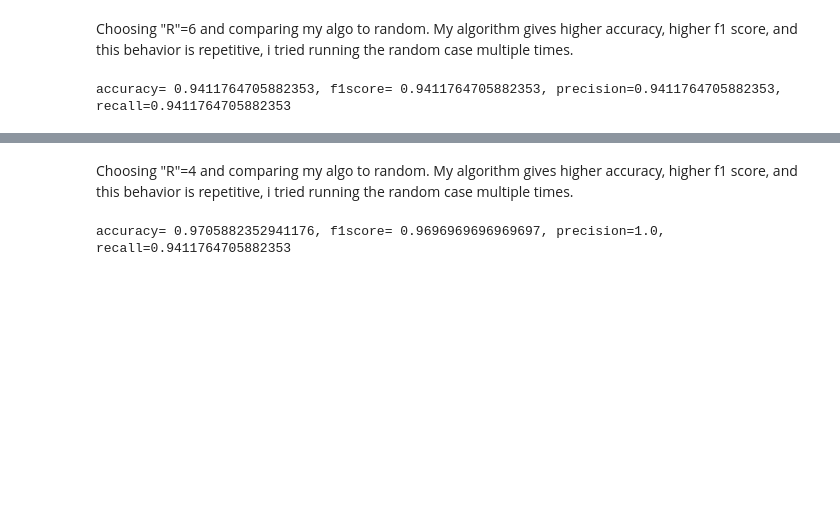
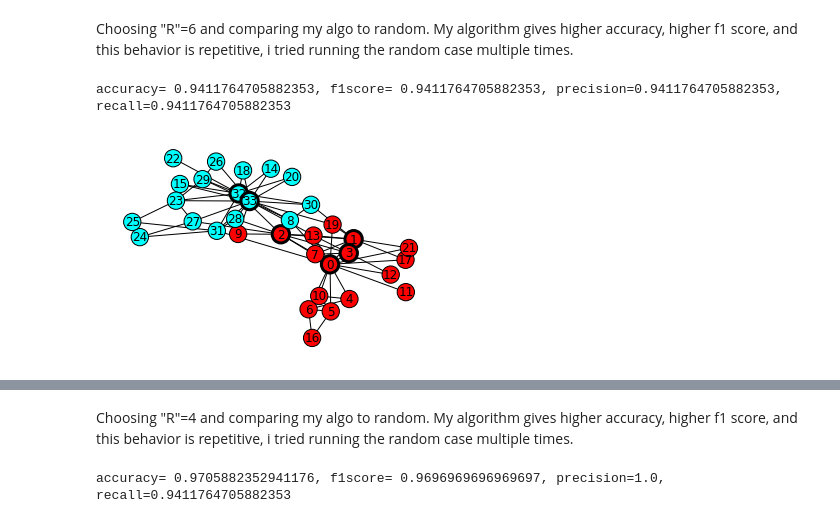
Before and after one commit to avisinghal6/Label-Propagation-in-Graph, a Jupyter notebook: Label_Propagation_Q2.ipynb, the cells around one changed output, grey strips where cells are left out. Drawn from its saved outputs; the diff is of its cells as text; code cells hidden in the pictures; blank space fills up the shorter version.

Commit message:
Added plot of graphs

```diff
--- a/Label_Propagation_Q2.ipynb
+++ b/Label_Propagation_Q2.ipynb
@@ -108,15 +109,41 @@ def label_propagation(G, labels, n_iter=200):
         i = i + 1
 
     return pred
+# %%
+def print_graph(G,labels):
+  colors = []
+  widths = []
+
+  for v in G.nodes():
+      if pred[v] == 1:
+          colors.append('red')
+      else:
+          colors.append('cyan')
+
+      if v in labels:
+          widths.append(3.)
+      else:
+          widths.append(1.)
+
+  nodes = nx.draw_networkx_nodes(G, pos=pos, node_color=colors, linewidths=widths)
+  nodes.set_edgecolor('black')
+  lb = nx.draw_networkx_labels(G, pos)
+  nx.draw_networkx_edges(G, pos, edgelist=G.edges(), style='solid')
+  plt.box(False)
+  plt.savefig('label-prop-output.png', dpi=150, bbox_inches='tight')
 # %% [markdown]
 Choosing "R"=6 and comparing my algo to random. My algorithm gives higher accuracy, higher f1 score, and this behavior is repetitive, i tried running the random case multiple times.
 # %%
-pred=label_propagation(G2,create_Avi_labels(3))
+Avi_Labels=create_Avi_labels(3)
+pred=label_propagation(G2,Avi_Labels)
 f1score=f1_score(true_labels,pred)
 accscore=accuracy_score(true_labels,pred)
 precisionscore=precision_score(true_labels,pred)
 recallscore=recall_score(true_labels,pred)
 print(f'accuracy= {accscore}, f1score= {f1score}, precision={precisionscore}, recall={recallscore}')
+
+print_graph(G2,Avi_Labels)
 # %% [output]
 accuracy= 0.9411764705882353, f1score= 0.9411764705882353, precision=0.9411764705882353, recall=0.9411764705882353
+[figure, added]
 # %%
```
Also changed, not shown: parts of 7 cells of this notebook.
